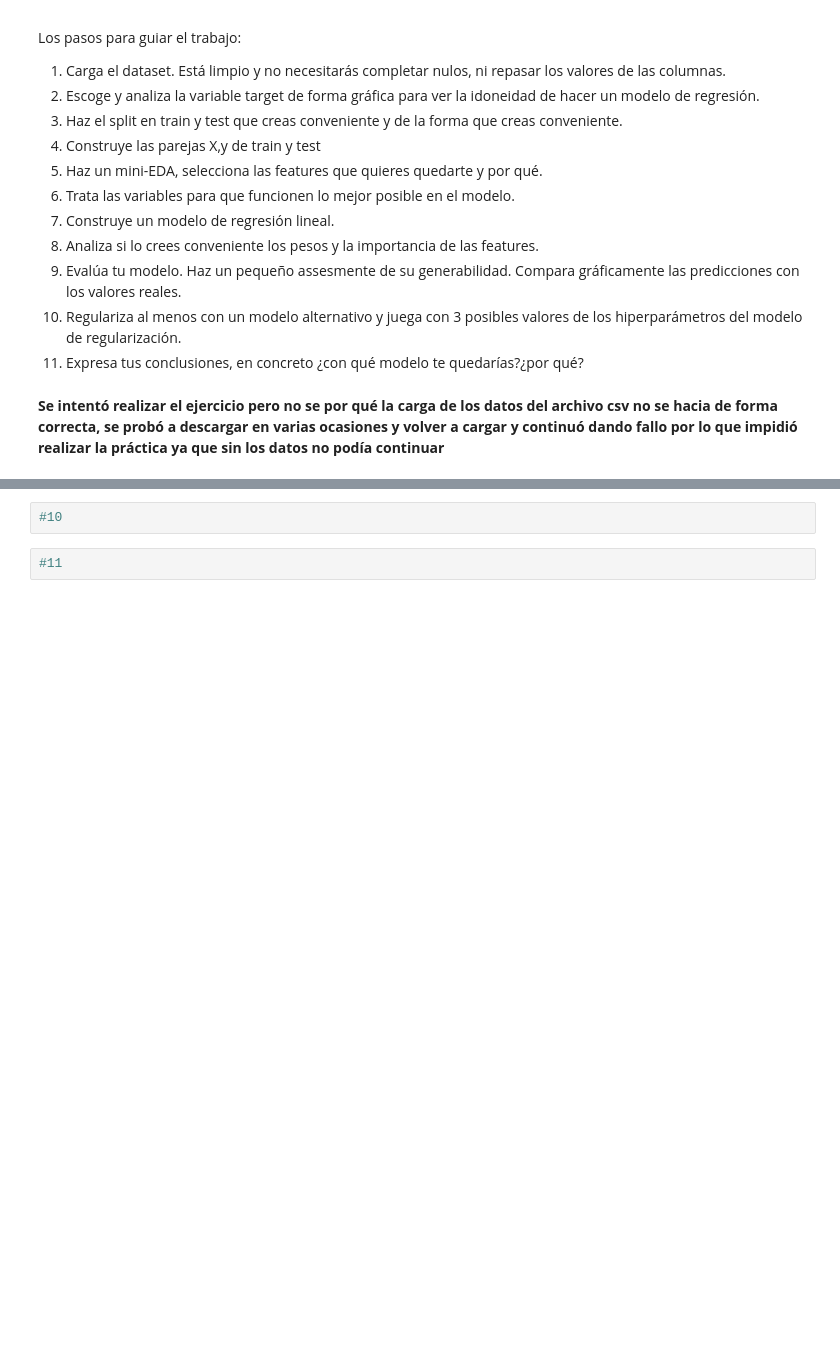
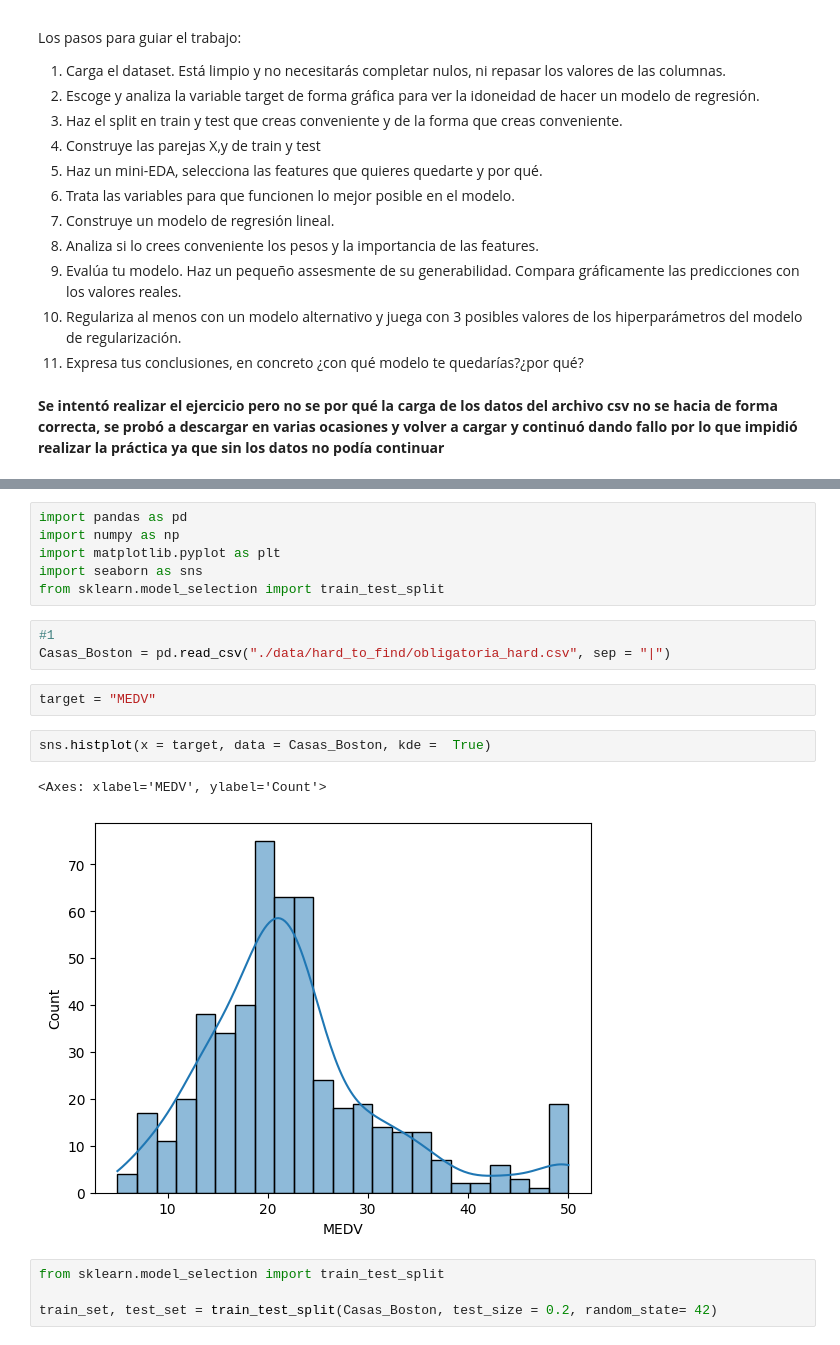
Before and after one commit to Adrinebr/ONLINE_DS_THEBRIDGE_ADRINEBR, a Jupyter notebook: 18_Practica_Obligatoria_Regresion_Lineal_y_Regularización.ipynb, the cells around one changed output, grey strips where cells are left out. Drawn from its saved outputs; the diff is of its cells as text; blank space fills up the shorter version.

```diff
--- a/18_Practica_Obligatoria_Regresion_Lineal_y_Regularización.ipynb
+++ b/18_Practica_Obligatoria_Regresion_Lineal_y_Regularización.ipynb
@@ -129,4 +52,20 @@ df_eda = ['ZN','INDUS','NOX', 'RM', 'DIS', 'TAX']
-# %%
-#10
-# %%
-#11
+# %%
+import pandas as pd
+import numpy as np
+import matplotlib.pyplot as plt
+import seaborn as sns
+from sklearn.model_selection import train_test_split
+# %%
+#1
+Casas_Boston = pd.read_csv("./data/hard_to_find/obligatoria_hard.csv", sep = "|")
+# %%
+target = "MEDV"
+# %%
+sns.histplot(x = target, data = Casas_Boston, kde =  True)
+# %% [output]
+<Axes: xlabel='MEDV', ylabel='Count'>
+[figure, added]
+# %%
+from sklearn.model_selection import train_test_split
+
+train_set, test_set = train_test_split(Casas_Boston, test_size = 0.2, random_state= 42)
```
Also changed, not shown: parts of 30 cells of this notebook.
